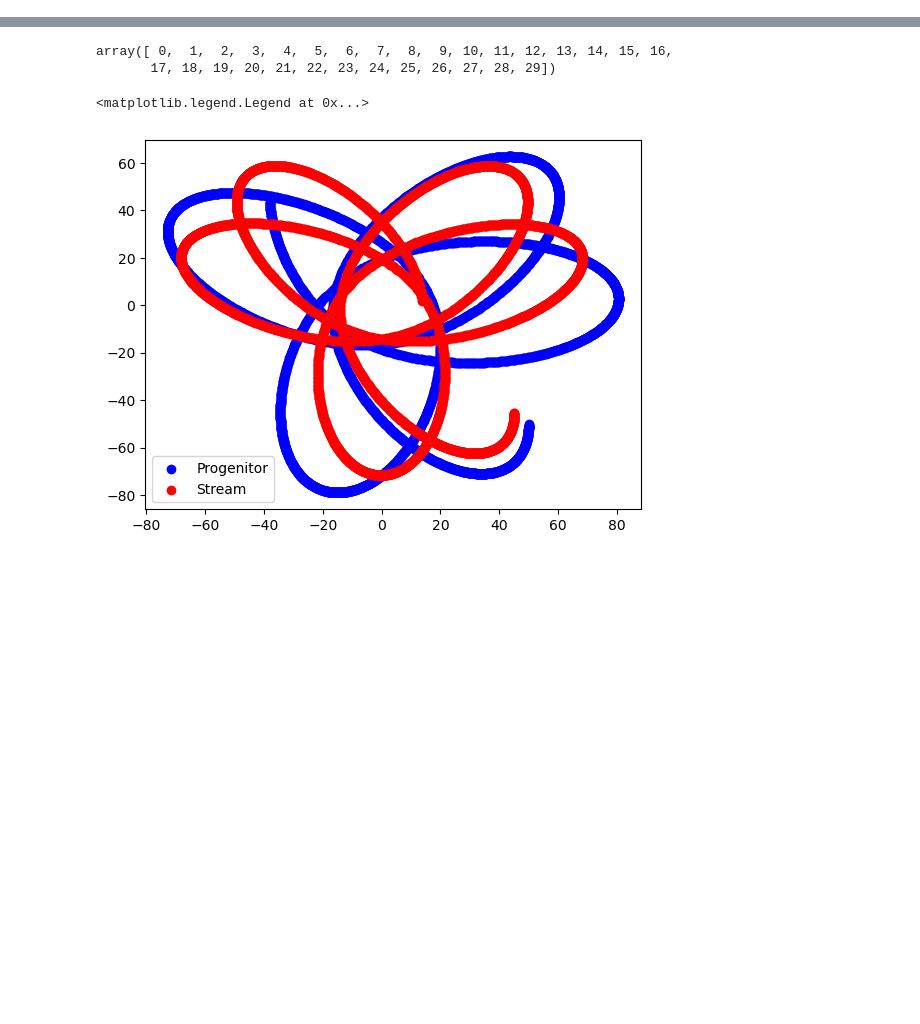
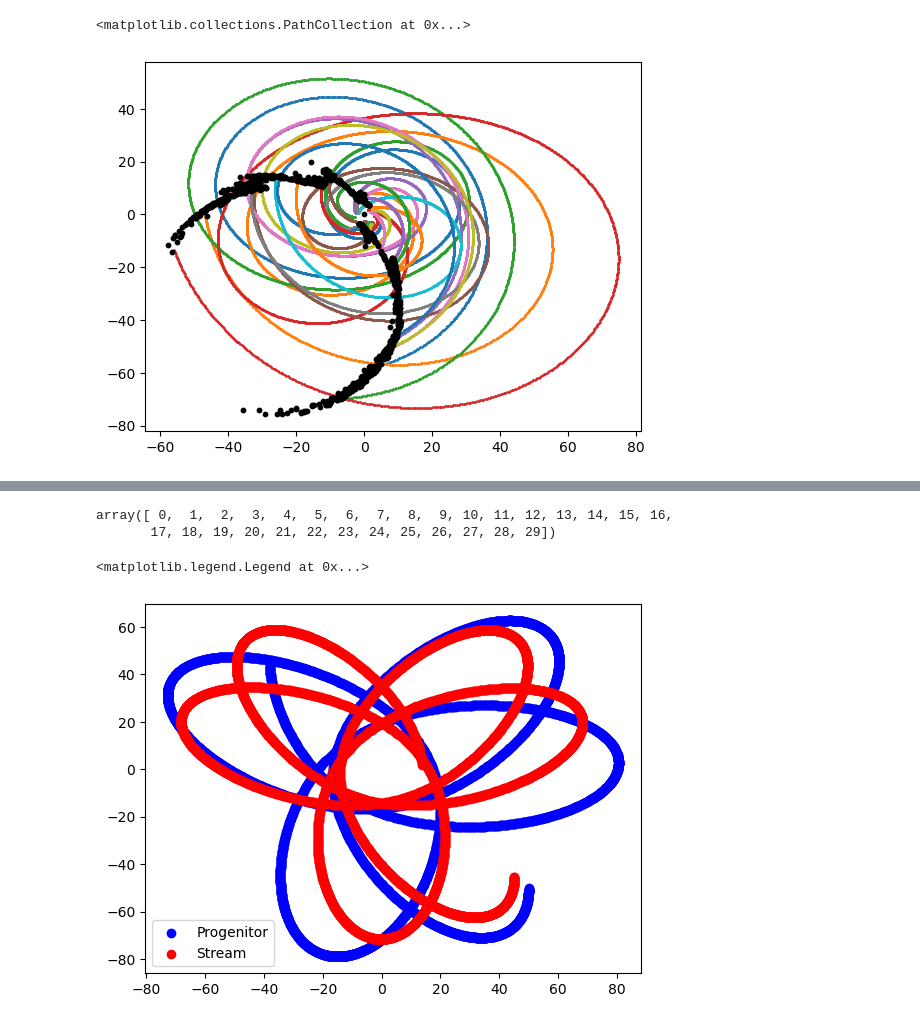
Before and after one commit to David-Chemaly/Nibaueur2023, a Jupyter notebook: Gala_stream.ipynb, the cells around one changed output, grey strips where cells are left out. Cells and saved outputs as stored; diff of their text form; code cells hidden in the pictures; blank space fills up the shorter version.

```diff
--- a/Gala_stream.ipynb
+++ b/Gala_stream.ipynb
@@ -51,0 +82,10 @@ plt.scatter(orbit_pos_N[-1, :, 0], orbit_pos_N[-1, :, 1], s=10)
+# %%
+# In ref of Plummer
+
+for i in range(N):
+    plt.scatter(orbit_pos_N[argument[i]:,i,0]-orbit_pos_p[argument[i]:,0], orbit_pos_N[argument[i]:,i,1]-orbit_pos_p[argument[i]:,1], s=1)
+plt.scatter(0,0, s=10, c='k')
+plt.scatter(all_orbit_pos_N[-1,:,0]-all_orbit_pos_p[-1,0], all_orbit_pos_N[-1,:,1]-all_orbit_pos_p[-1,1], s=10, c='k')
+# %% [output]
+<matplotlib.collections.PathCollection at 0x...>
+[figure, added]
```
Also changed, not shown: parts of 7 cells of this notebook, 3 other files.
